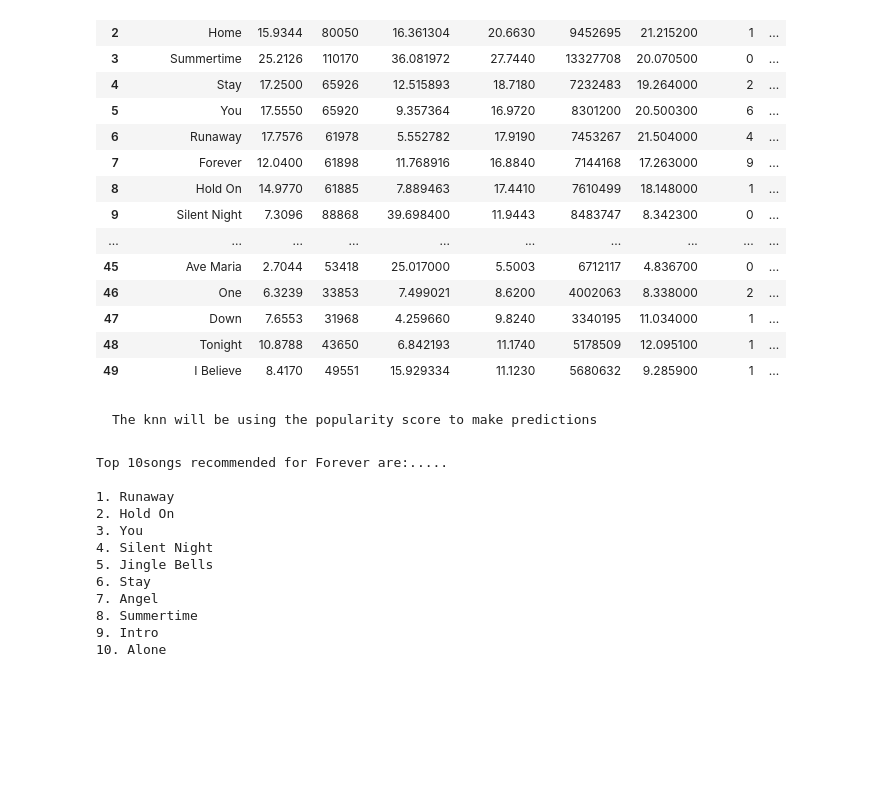
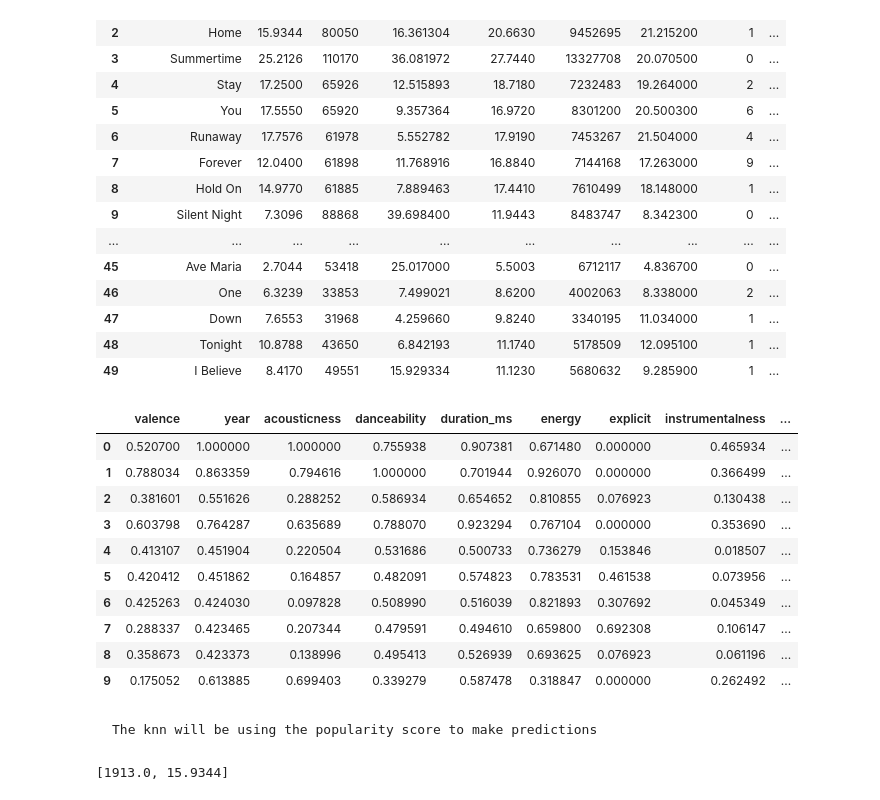
Before and after one commit to givi0519/CSCI_4022_Final, a Jupyter notebook: music_recommender.ipynb, the cells around one changed output. Drawn from its saved outputs; the diff is of its cells as text; code cells hidden in the pictures; blank space fills up the shorter version.

Commit message:
knn using all metric features

```diff
--- a/music_recommender.ipynb
+++ b/music_recommender.ipynb
@@ -194,5 +194,3 @@ df_popularity_sum.head(50) # list the first 10 highest popular song
 | 47 | Down | 7.6553 | 31968 | 4.259660 | 9.8240 | 3340195 | 11.034000 | 1 | ... |
 | 48 | Tonight | 10.8788 | 43650 | 6.842193 | 11.1740 | 5178509 | 12.095100 | 1 | ... |
 | 49 | I Believe | 8.4170 | 49551 | 15.929334 | 11.1230 | 5680632 | 9.285900 | 1 | ... |
-# %% [markdown]
-    The knn will be using the popularity score to make predictions
@@ -233,15 +197,19 @@ def knn(song,k):
-# %%
-knn('Forever',10)
-# %% [output]
-Top 10songs recommended for Forever are:.....
-
-1. Runaway
-2. Hold On
-3. You
-4. Silent Night
-5. Jingle Bells
-6. Stay
-7. Angel
-8. Summertime
-9. Intro
-10. Alone
+# %%
+#normalize the data since the column attributes have different sclases
+df_pop_num_norm=df_popularity_sum.select_dtypes(include=np.number)
+df_pop_num_norm=(df_pop_num_norm - df_pop_num_norm.min()) / (df_pop_num_norm.max() - df_pop_num_norm.min())
+df_pop_num_norm.head(10)
+# %% [output]
+|  | valence | year | acousticness | danceability | duration_ms | energy | explicit | instrumentalness | ... |
+| 0 | 0.520700 | 1.000000 | 1.000000 | 0.755938 | 0.907381 | 0.671480 | 0.000000 | 0.465934 | ... |
+| 1 | 0.788034 | 0.863359 | 0.794616 | 1.000000 | 0.701944 | 0.926070 | 0.000000 | 0.366499 | ... |
+| 2 | 0.381601 | 0.551626 | 0.288252 | 0.586934 | 0.654652 | 0.810855 | 0.076923 | 0.130438 | ... |
+| 3 | 0.603798 | 0.764287 | 0.635689 | 0.788070 | 0.923294 | 0.767104 | 0.000000 | 0.353690 | ... |
+| 4 | 0.413107 | 0.451904 | 0.220504 | 0.531686 | 0.500733 | 0.736279 | 0.153846 | 0.018507 | ... |
+| 5 | 0.420412 | 0.451862 | 0.164857 | 0.482091 | 0.574823 | 0.783531 | 0.461538 | 0.073956 | ... |
+| 6 | 0.425263 | 0.424030 | 0.097828 | 0.508990 | 0.516039 | 0.821893 | 0.307692 | 0.045349 | ... |
+| 7 | 0.288337 | 0.423465 | 0.207344 | 0.479591 | 0.494610 | 0.659800 | 0.692308 | 0.106147 | ... |
+| 8 | 0.358673 | 0.423373 | 0.138996 | 0.495413 | 0.526939 | 0.693625 | 0.076923 | 0.061196 | ... |
+| 9 | 0.175052 | 0.613885 | 0.699403 | 0.339279 | 0.587478 | 0.318847 | 0.000000 | 0.262492 | ... |
+# %% [markdown]
+    The knn will be using the popularity score to make predictions
@@ -247,0 +254,5 @@ Top 10songs recommended for Forever are:.....
+# %%
+popularity=list(df_popularity_sum[['popularity','valence']].iloc[2])
+print(popularity)
+# %% [output]
+[1913.0, 15.9344]
```
Also changed, not shown: parts of 8 cells of this notebook.
